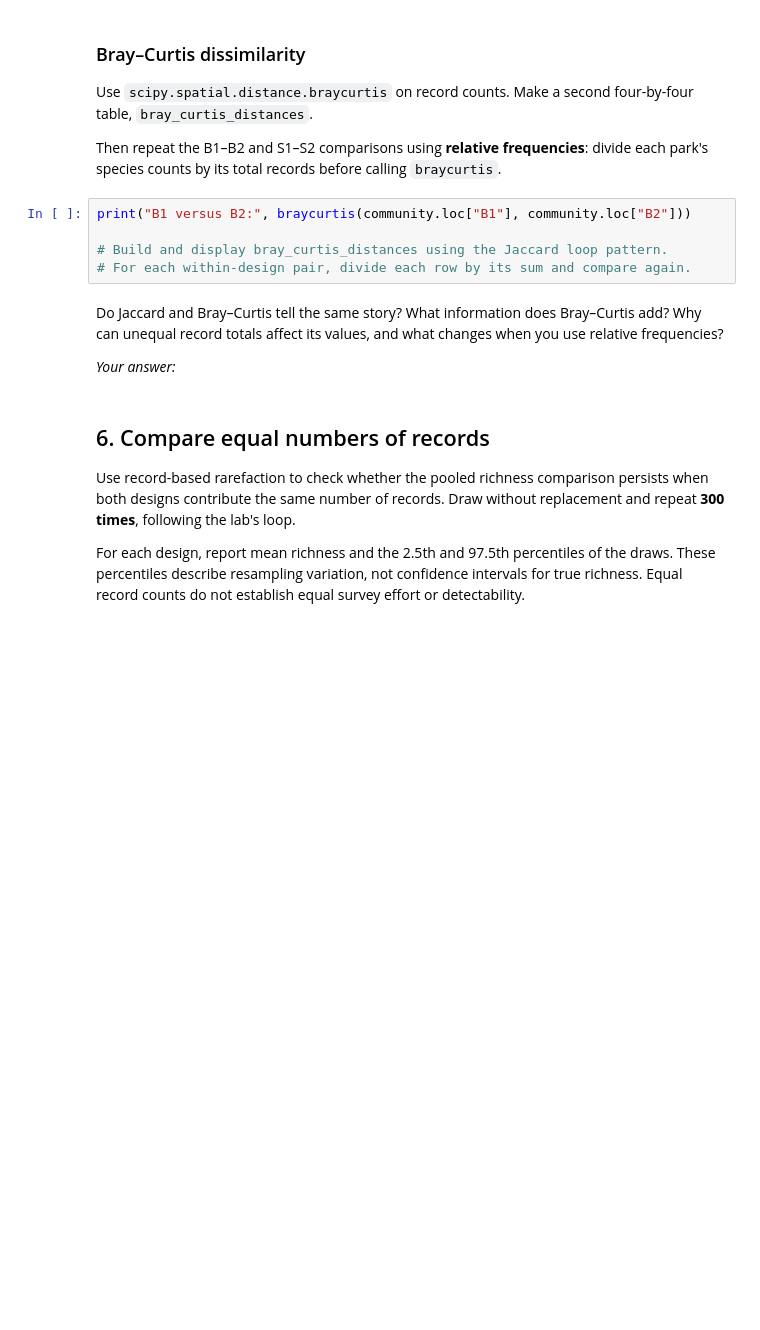
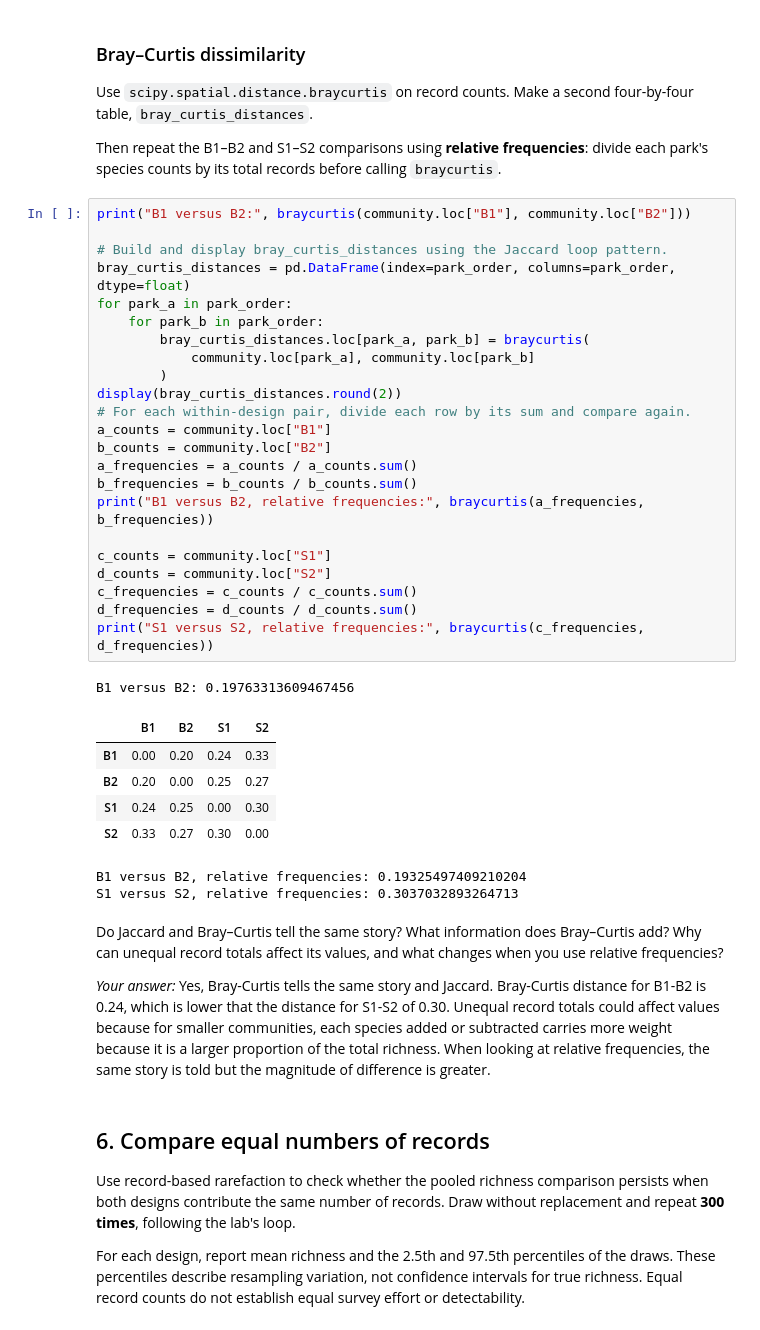
Before and after one commit to elizadstein/BIO597-SpatialBiodiversity, a Jupyter notebook: docs/assignments/Assignment-10-SpatialCommunityComposition.ipynb, the cells around one changed output. Saved outputs shown, nothing was run; the diff lists cells and outputs as text; blank space fills up the shorter version.

```diff
--- a/docs/assignments/Assignment-10-SpatialCommunityComposition.ipynb
+++ b/docs/assignments/Assignment-10-SpatialCommunityComposition.ipynb
@@ -184,14 +297,41 @@ divide each park's species counts by its total records before calling
 # %%
 print("B1 versus B2:", braycurtis(community.loc["B1"], community.loc["B2"]))
 
 # Build and display bray_curtis_distances using the Jaccard loop pattern.
+bray_curtis_distances = pd.DataFrame(index=park_order, columns=park_order, dtype=float)
+for park_a in park_order:
+    for park_b in park_order:
+        bray_curtis_distances.loc[park_a, park_b] = braycurtis(
+            community.loc[park_a], community.loc[park_b]
+        )
+display(bray_curtis_distances.round(2))
 # For each within-design pair, divide each row by its sum and compare again.
+a_counts = community.loc["B1"]
+b_counts = community.loc["B2"]
+a_frequencies = a_counts / a_counts.sum()
+b_frequencies = b_counts / b_counts.sum()
+print("B1 versus B2, relative frequencies:", braycurtis(a_frequencies, b_frequencies))
+
+c_counts = community.loc["S1"]
+d_counts = community.loc["S2"]
+c_frequencies = c_counts / c_counts.sum()
+d_frequencies = d_counts / d_counts.sum()
+print("S1 versus S2, relative frequencies:", braycurtis(c_frequencies, d_frequencies))
+# %% [output]
+B1 versus B2: 0.19763313609467456
+|  | B1 | B2 | S1 | S2 |
+| B1 | 0.00 | 0.20 | 0.24 | 0.33 |
+| B2 | 0.20 | 0.00 | 0.25 | 0.27 |
+| S1 | 0.24 | 0.25 | 0.00 | 0.30 |
+| S2 | 0.33 | 0.27 | 0.30 | 0.00 |
+B1 versus B2, relative frequencies: 0.19325497409210204
+S1 versus S2, relative frequencies: 0.3037032893264713
 # %% [markdown]
 Do Jaccard and Bray–Curtis tell the same story? What information does Bray–Curtis
 add? Why can unequal record totals affect its values, and what changes when
 you use relative frequencies?
 
-*Your answer:*
+*Your answer:* Yes, Bray-Curtis tells the same story and Jaccard. Bray-Curtis distance for B1-B2 is 0.24, which is lower that the distance for S1-S2 of 0.30. Unequal record totals could affect values because for smaller communities, each species added or subtracted carries more weight because it is a larger proportion of the total richness. When looking at relative frequencies, the same story is told but the magnitude of difference is greater.
 # %% [markdown]
 ## 6. Compare equal numbers of records
 
```
Also changed, not shown: parts of 21 cells of this notebook, 7 other files.
